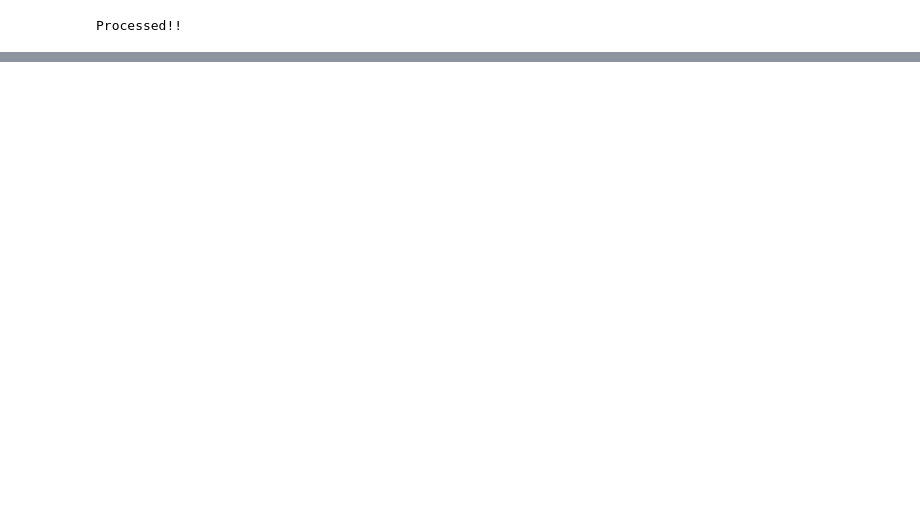
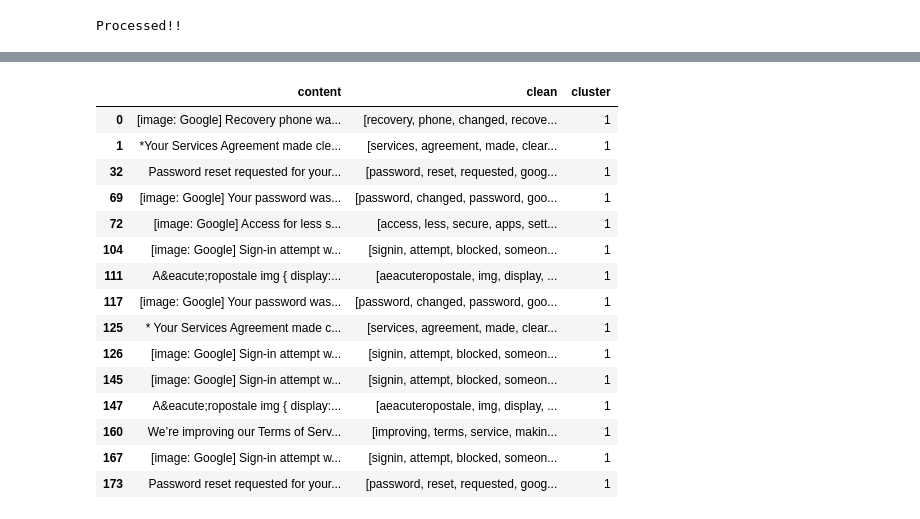
Before and after one commit to KMKnation/semantic_search_engine, a Jupyter notebook: KMeans.ipynb, the cells around one changed output, grey strips where cells are left out. Cells and saved outputs as stored; diff of their text form; code cells hidden in the pictures; blank space fills up the shorter version.

```diff
--- a/KMeans.ipynb
+++ b/KMeans.ipynb
@@ -226 +240,20 @@ clusters=kmeans.labels_
+# %%
+df[df['cluster'] == 1]
+# %% [output]
+|  | content | clean | cluster |
+| 0 | [image: Google] Recovery phone wa... | [recovery, phone, changed, recove... | 1 |
+| 1 | *Your Services Agreement made cle... | [services, agreement, made, clear... | 1 |
+| 32 | Password reset requested for your... | [password, reset, requested, goog... | 1 |
+| 69 | [image: Google] Your password was... | [password, changed, password, goo... | 1 |
+| 72 | [image: Google] Access for less s... | [access, less, secure, apps, sett... | 1 |
+| 104 | [image: Google] Sign-in attempt w... | [signin, attempt, blocked, someon... | 1 |
+| 111 | A&eacute;ropostale img { display:... | [aeacuteropostale, img, display, ... | 1 |
+| 117 | [image: Google] Your password was... | [password, changed, password, goo... | 1 |
+| 125 | ﻿* Your Services Agreement made c... | [services, agreement, made, clear... | 1 |
+| 126 | [image: Google] Sign-in attempt w... | [signin, attempt, blocked, someon... | 1 |
+| 145 | [image: Google] Sign-in attempt w... | [signin, attempt, blocked, someon... | 1 |
+| 147 | A&eacute;ropostale img { display:... | [aeacuteropostale, img, display, ... | 1 |
+| 160 | We’re improving our Terms of Serv... | [improving, terms, service, makin... | 1 |
+| 167 | [image: Google] Sign-in attempt w... | [signin, attempt, blocked, someon... | 1 |
+| 173 | Password reset requested for your... | [password, reset, requested, goog... | 1 |
 # %%
```
Also changed, not shown: parts of 35 cells of this notebook, 2 other files.
